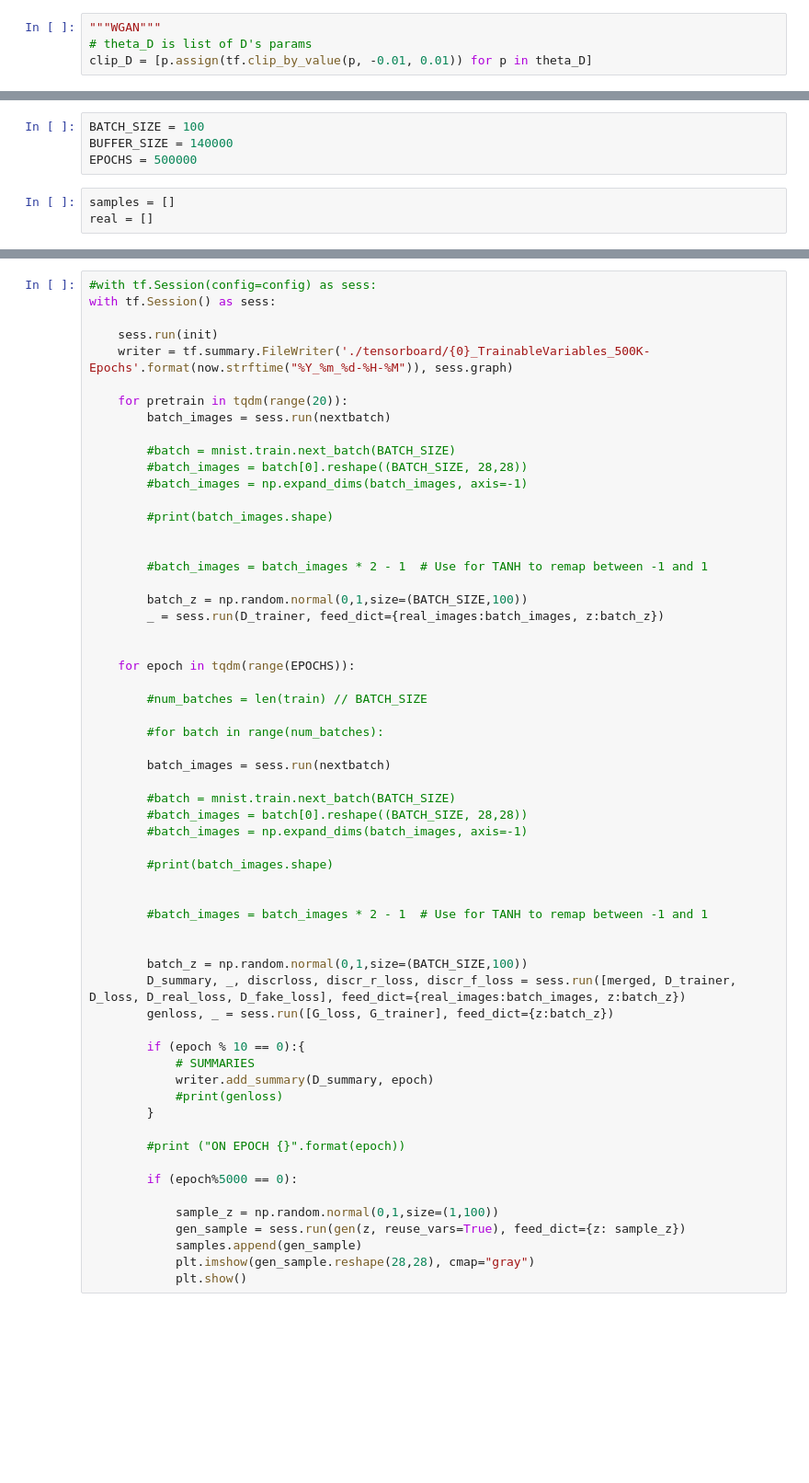
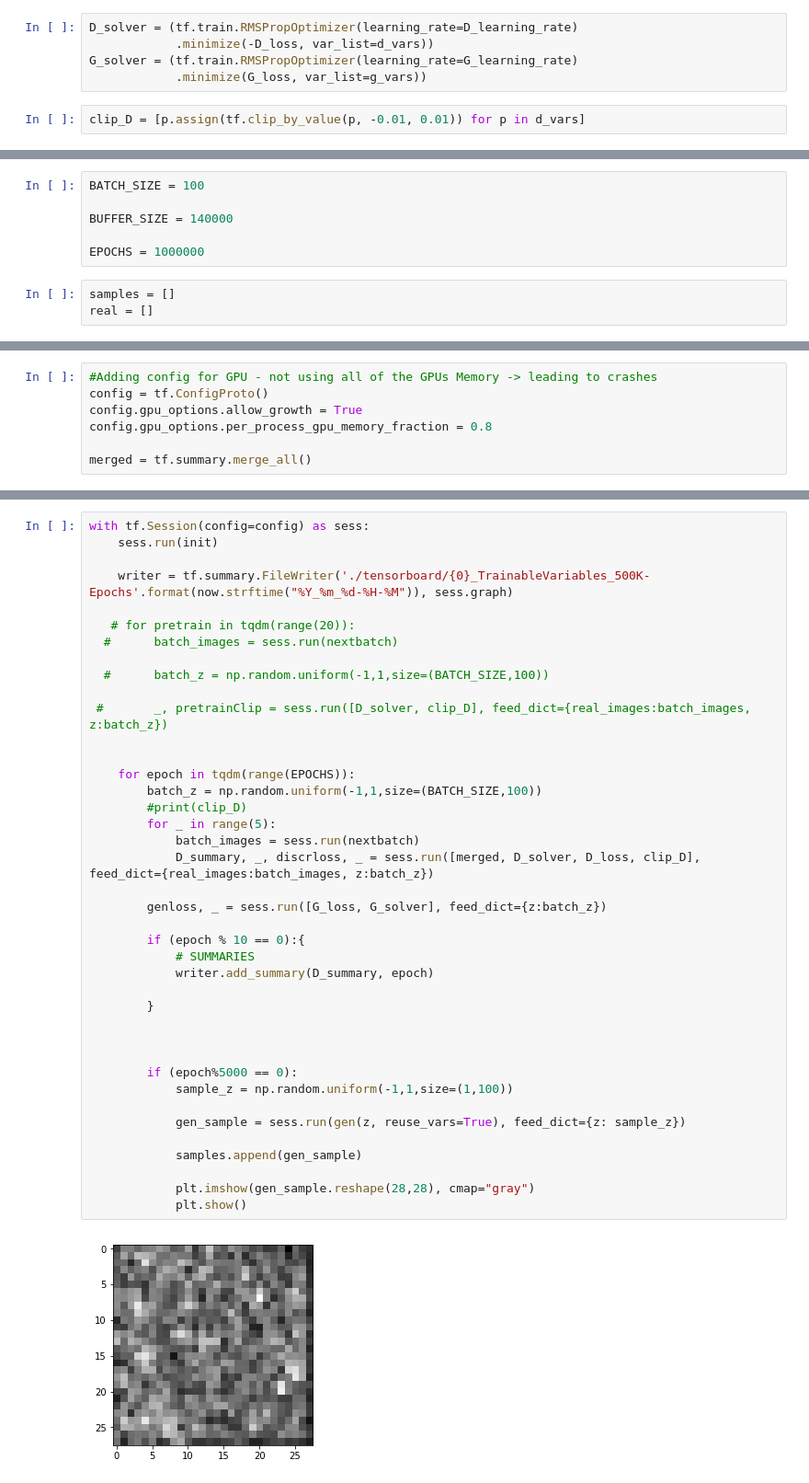
Before and after one commit to An-Dang/Programming-Intelligent-Applications, a Jupyter notebook: gan-tutorial/WGAN.ipynb, the cells around one changed output, grey strips where cells are left out. Shown at 92% size. Saved outputs shown, nothing was run; the diff lists cells and outputs as text; blank space fills up the shorter version.

```diff
--- a/gan-tutorial/WGAN.ipynb
+++ b/gan-tutorial/WGAN.ipynb
@@ -137,4 +153,7 @@ G_loss = -tf.reduce_mean(D_fake)
+# %%
+D_solver = (tf.train.RMSPropOptimizer(learning_rate=D_learning_rate)
+            .minimize(-D_loss, var_list=d_vars))
+G_solver = (tf.train.RMSPropOptimizer(learning_rate=G_learning_rate)
+            .minimize(G_loss, var_list=g_vars))
 # %%
-"""WGAN"""
-# theta_D is list of D's params
-clip_D = [p.assign(tf.clip_by_value(p, -0.01, 0.01)) for p in theta_D]
+clip_D = [p.assign(tf.clip_by_value(p, -0.01, 0.01)) for p in d_vars]
@@ -181,8 +172,10 @@ import datetime
 now = datetime.datetime.now()
 # %%
 BATCH_SIZE = 100
+
 BUFFER_SIZE = 140000
-EPOCHS = 500000
+
+EPOCHS = 1000000
 # %%
 samples = []
 real = []
@@ -196,3 +182,10 @@ merged = tf.summary.merge_all()
+# %%
+#Adding config for GPU - not using all of the GPUs Memory -> leading to crashes
+config = tf.ConfigProto()
+config.gpu_options.allow_growth = True
+config.gpu_options.per_process_gpu_memory_fraction = 0.8
+
+merged = tf.summary.merge_all()
 # %%
 from tqdm import tqdm
 
@@ -204,61 +205,42 @@ init = tf.global_variables_initializer()
 # %%
-#with tf.Session(config=config) as sess:
-with tf.Session() as sess:
+with tf.Session(config=config) as sess:
+    sess.run(init)
 
-    sess.run(init)
     writer = tf.summary.FileWriter('./tensorboard/{0}_TrainableVariables_500K-Epochs'.format(now.strftime("%Y_%m_%d-%H-%M")), sess.graph)
 
-    for pretrain in tqdm(range(20)):
-        batch_images = sess.run(nextbatch)
+   # for pretrain in tqdm(range(20)):
+  #      batch_images = sess.run(nextbatch)
 
-        #batch = mnist.train.next_batch(BATCH_SIZE)
-        #batch_images = batch[0].reshape((BATCH_SIZE, 28,28))
-        #batch_images = np.expand_dims(batch_images, axis=-1)
+  #      batch_z = np.random.uniform(-1,1,size=(BATCH_SIZE,100))
 
-        #print(batch_images.shape)
-
-
-        #batch_images = batch_images * 2 - 1  # Use for TANH to remap between -1 and 1
-
-        batch_z = np.random.normal(0,1,size=(BATCH_SIZE,100))
-        _ = sess.run(D_trainer, feed_dict={real_images:batch_images, z:batch_z})
+ #       _, pretrainClip = sess.run([D_solver, clip_D], feed_dict={real_images:batch_images, z:batch_z})
 
 
     for epoch in tqdm(range(EPOCHS)):
+        batch_z = np.random.uniform(-1,1,size=(BATCH_SIZE,100))
+        #print(clip_D)
+        for _ in range(5):
+            batch_images = sess.run(nextbatch)
+            D_summary, _, discrloss, _ = sess.run([merged, D_solver, D_loss, clip_D], feed_dict={real_images:batch_images, z:batch_z})
 
-        #num_batches = len(train) // BATCH_SIZE
-
-        #for batch in range(num_batches):
-
-        batch_images = sess.run(nextbatch)
-
-        #batch = mnist.train.next_batch(BATCH_SIZE)
-        #batch_images = batch[0].reshape((BATCH_SIZE, 28,28))
-        #batch_images = np.expand_dims(batch_images, axis=-1)
-
-        #print(batch_images.shape)
-
-
-        #batch_images = batch_images * 2 - 1  # Use for TANH to remap between -1 and 1
-
-
-        batch_z = np.random.normal(0,1,size=(BATCH_SIZE,100))
-        D_summary, _, discrloss, discr_r_loss, discr_f_loss = sess.run([merged, D_trainer, D_loss, D_real_loss, D_fake_loss], feed_dict={real_images:batch_images, z:batch_z})
-        genloss, _ = sess.run([G_loss, G_trainer], feed_dict={z:batch_z})
+        genloss, _ = sess.run([G_loss, G_solver], feed_dict={z:batch_z})
 
         if (epoch % 10 == 0):{
             # SUMMARIES
             writer.add_summary(D_summary, epoch)
-            #print(genloss)
+
         }
 
-        #print ("ON EPOCH {}".format(epoch))
+
 
         if (epoch%5000 == 0):
+            sample_z = np.random.uniform(-1,1,size=(1,100))
 
-            sample_z = np.random.normal(0,1,size=(1,100))
             gen_sample = sess.run(gen(z, reuse_vars=True), feed_dict={z: sample_z})
+
             samples.append(gen_sample)
+
             plt.imshow(gen_sample.reshape(28,28), cmap="gray")
             plt.show()
 # %% [output]
+[figure, added]
```
Also changed, not shown: parts of 31 cells of this notebook, 8 other files.
